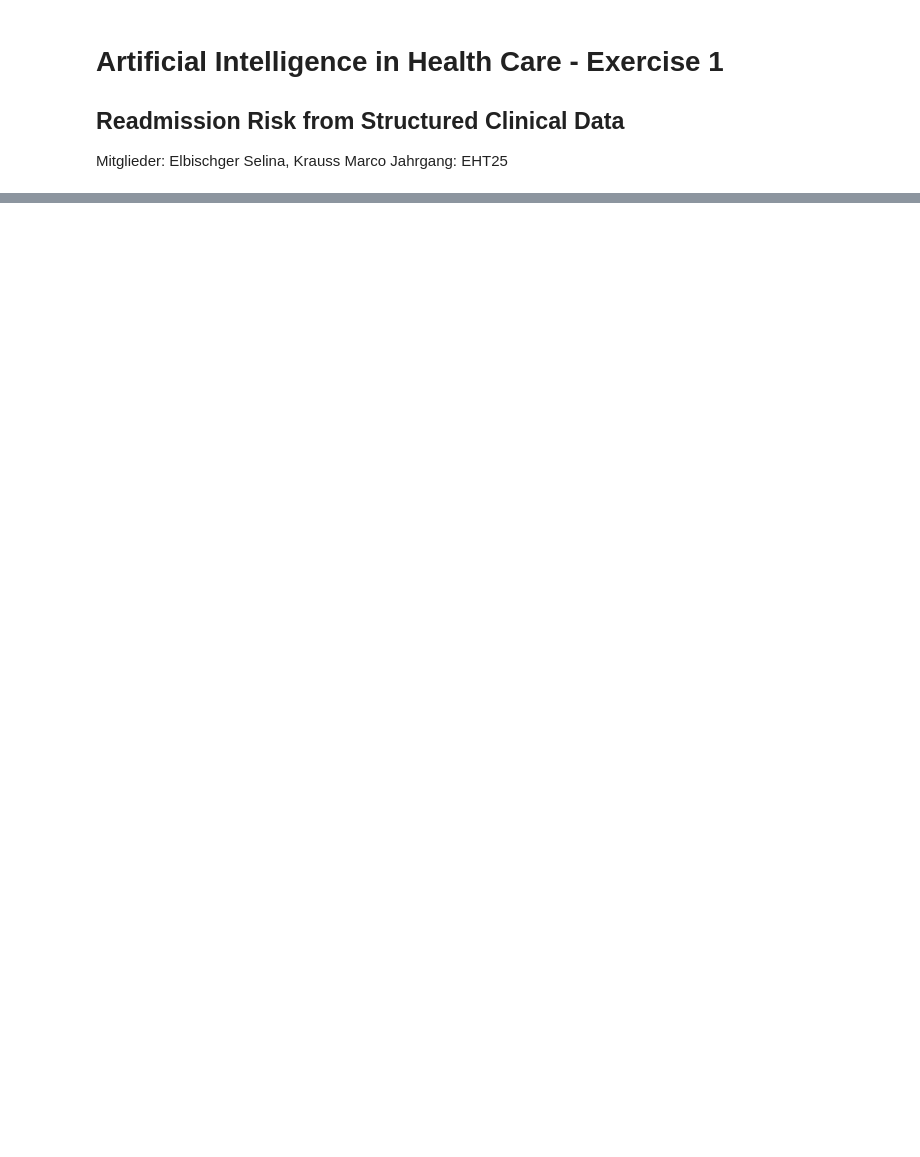
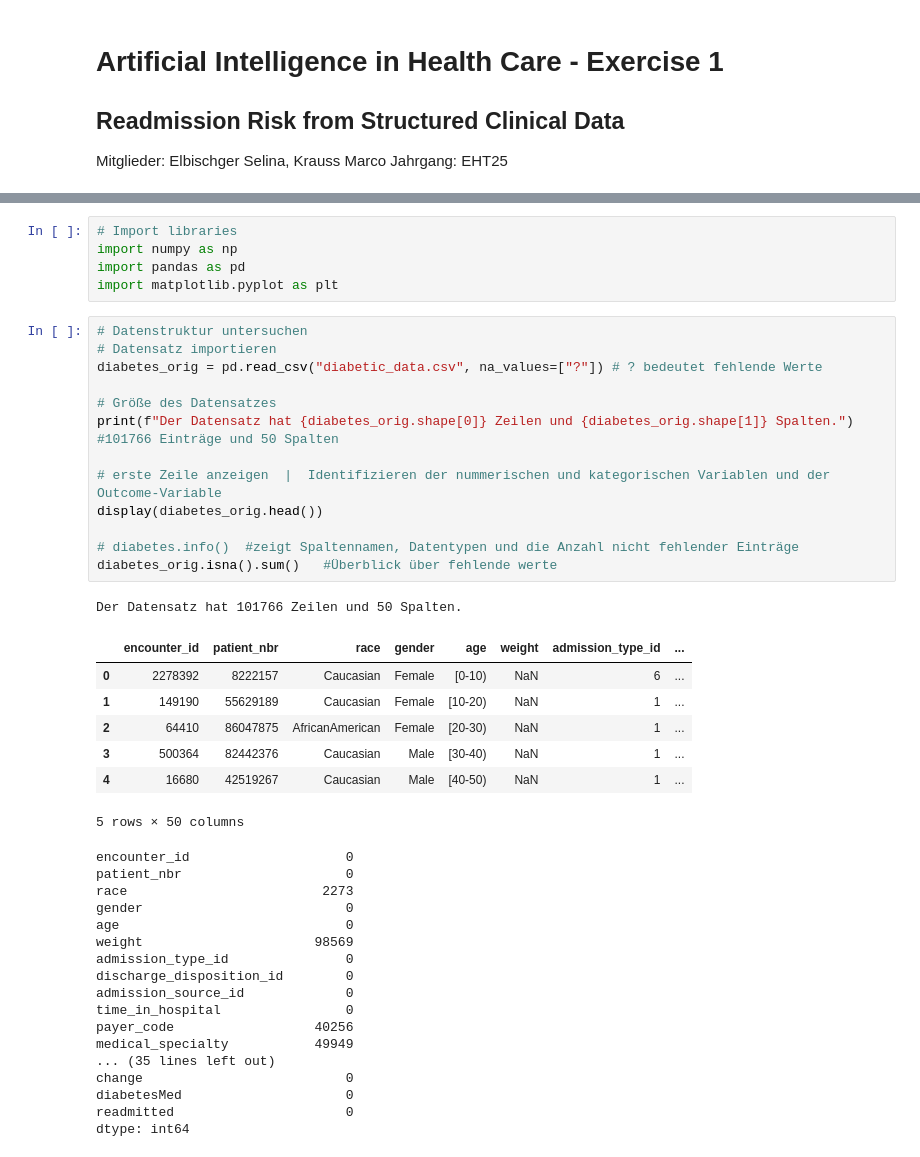
Before and after one commit to Marcinho2107/KIGW, a Jupyter notebook: ue1/ue1_elbischger_krauss.ipynb, the cells around one changed output, grey strips where cells are left out. Drawn from its saved outputs; the diff is of its cells as text; blank space fills up the shorter version.

```diff
--- a/ue1/ue1_elbischger_krauss.ipynb
+++ b/ue1/ue1_elbischger_krauss.ipynb
@@ -29,0 +33,44 @@ Das Ziel dieser Übung ist es das Wiederaufnahmerisiko anhand des Diabetes-Daten
+# %%
+# Import libraries
+import numpy as np
+import pandas as pd
+import matplotlib.pyplot as plt
+# %%
+# Datenstruktur untersuchen
+# Datensatz importieren
+diabetes_orig = pd.read_csv("diabetic_data.csv", na_values=["?"]) # ? bedeutet fehlende Werte
+
+# Größe des Datensatzes
+print(f"Der Datensatz hat {diabetes_orig.shape[0]} Zeilen und {diabetes_orig.shape[1]} Spalten.")        #101766 Einträge und 50 Spalten
+
+# erste Zeile anzeigen  |  Identifizieren der nummerischen und kategorischen Variablen und der Outcome-Variable
+display(diabetes_orig.head())
+
+# diabetes.info()  #zeigt Spaltennamen, Datentypen und die Anzahl nicht fehlender Einträge
+diabetes_orig.isna().sum()   #Überblick über fehlende werte
+# %% [output]
+Der Datensatz hat 101766 Zeilen und 50 Spalten.
+|  | encounter_id | patient_nbr | race | gender | age | weight | admission_type_id | ... |
+| 0 | 2278392 | 8222157 | Caucasian | Female | [0-10) | NaN | 6 | ... |
+| 1 | 149190 | 55629189 | Caucasian | Female | [10-20) | NaN | 1 | ... |
+| 2 | 64410 | 86047875 | AfricanAmerican | Female | [20-30) | NaN | 1 | ... |
+| 3 | 500364 | 82442376 | Caucasian | Male | [30-40) | NaN | 1 | ... |
+| 4 | 16680 | 42519267 | Caucasian | Male | [40-50) | NaN | 1 | ... |
+5 rows × 50 columns
+encounter_id                    0
+patient_nbr                     0
+race                         2273
+gender                          0
+age                             0
+weight                      98569
+admission_type_id               0
+discharge_disposition_id        0
+admission_source_id             0
+time_in_hospital                0
+payer_code                  40256
+medical_specialty           49949
+... (35 lines left out)
+change                          0
+diabetesMed                     0
+readmitted                      0
+dtype: int64
```
Also changed, not shown: parts of 10 cells of this notebook.
